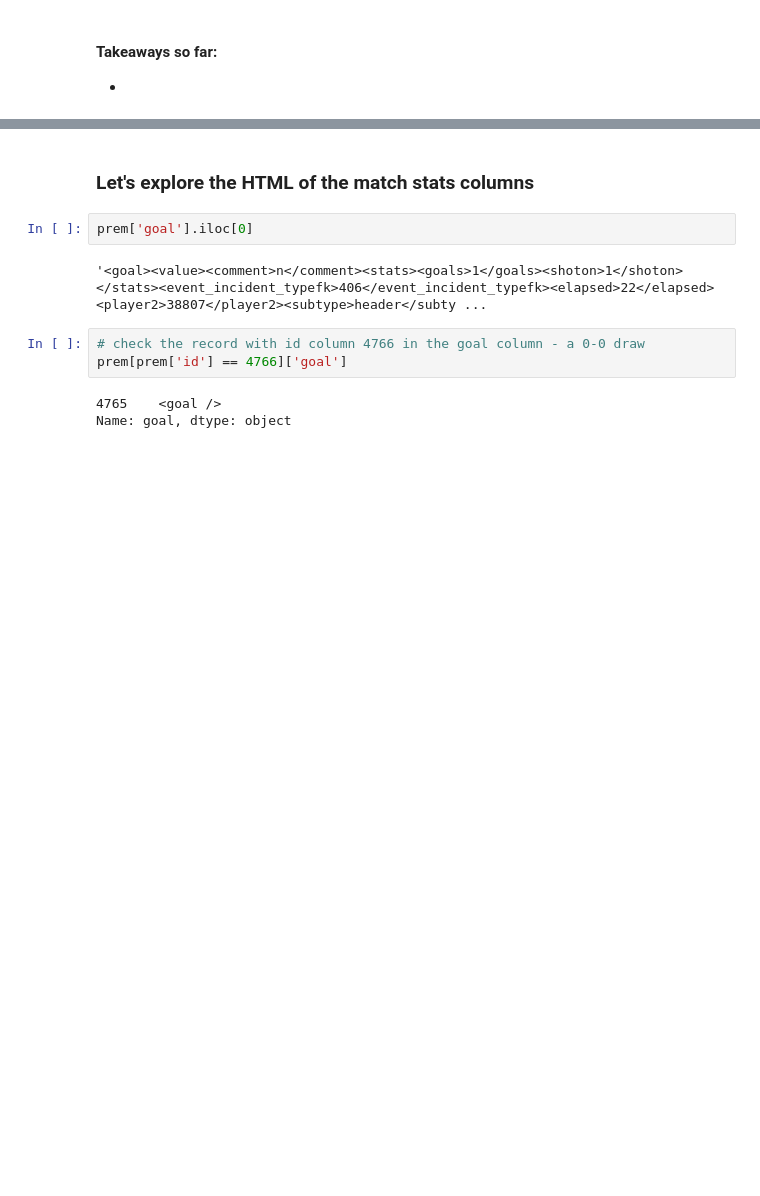
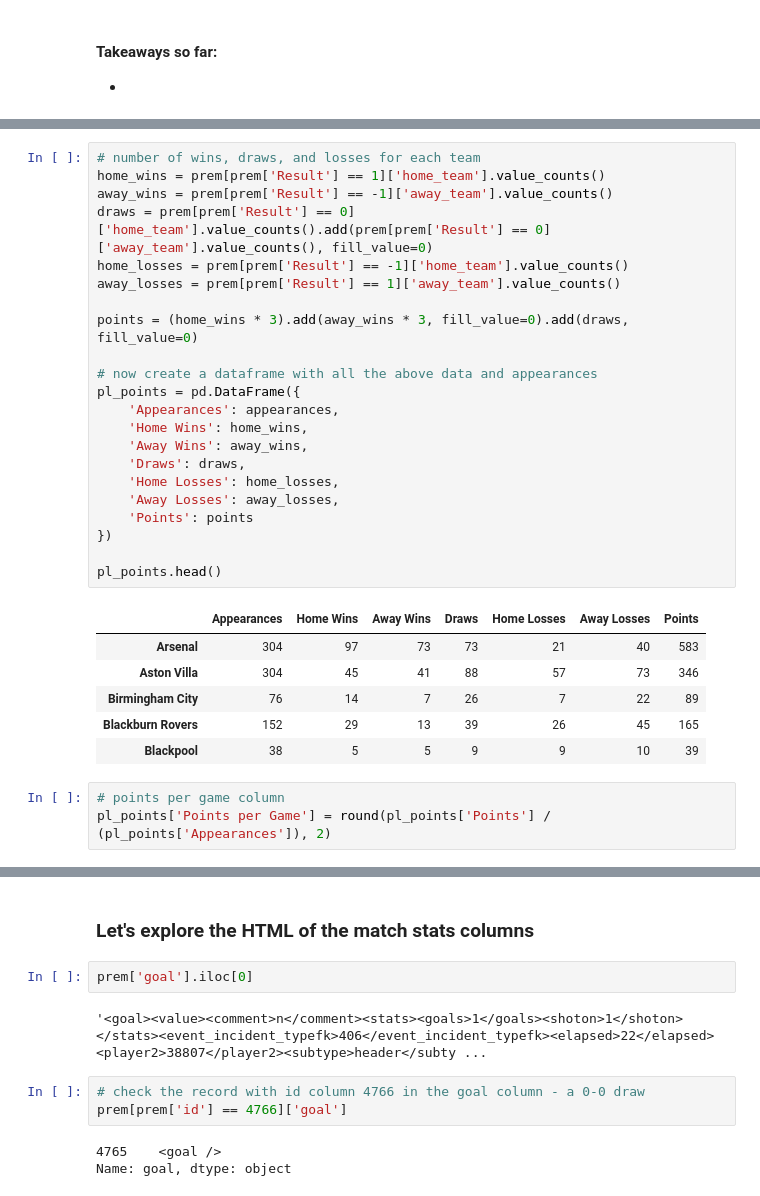
Before and after one commit to tjjdoherty/football-project-mvp, a Jupyter notebook: intro_clean_eda.ipynb, the cells around one changed output, grey strips where cells are left out. Drawn from its saved outputs; the diff is of its cells as text; blank space fills up the shorter version.

```diff
--- a/intro_clean_eda.ipynb
+++ b/intro_clean_eda.ipynb
@@ -845,0 +865,32 @@ three_goals_ga
+# %%
+# number of wins, draws, and losses for each team
+home_wins = prem[prem['Result'] == 1]['home_team'].value_counts()
+away_wins = prem[prem['Result'] == -1]['away_team'].value_counts()
+draws = prem[prem['Result'] == 0]['home_team'].value_counts().add(prem[prem['Result'] == 0]['away_team'].value_counts(), fill_value=0)
+home_losses = prem[prem['Result'] == -1]['home_team'].value_counts()
+away_losses = prem[prem['Result'] == 1]['away_team'].value_counts()
+
+points = (home_wins * 3).add(away_wins * 3, fill_value=0).add(draws, fill_value=0)
+
+# now create a dataframe with all the above data and appearances
+pl_points = pd.DataFrame({
+    'Appearances': appearances,
+    'Home Wins': home_wins,
+    'Away Wins': away_wins,
+    'Draws': draws,
+    'Home Losses': home_losses,
+    'Away Losses': away_losses,
+    'Points': points
+})
+
+pl_points.head()
+# %% [output]
+|  | Appearances | Home Wins | Away Wins | Draws | Home Losses | Away Losses | Points |
+| Arsenal | 304 | 97 | 73 | 73 | 21 | 40 | 583 |
+| Aston Villa | 304 | 45 | 41 | 88 | 57 | 73 | 346 |
+| Birmingham City | 76 | 14 | 7 | 26 | 7 | 22 | 89 |
+| Blackburn Rovers | 152 | 29 | 13 | 39 | 26 | 45 | 165 |
+| Blackpool | 38 | 5 | 5 | 9 | 9 | 10 | 39 |
+# %%
+# points per game column
+pl_points['Points per Game'] = round(pl_points['Points'] / (pl_points['Appearances']), 2)
```
Also changed, not shown: parts of 8 cells of this notebook.
